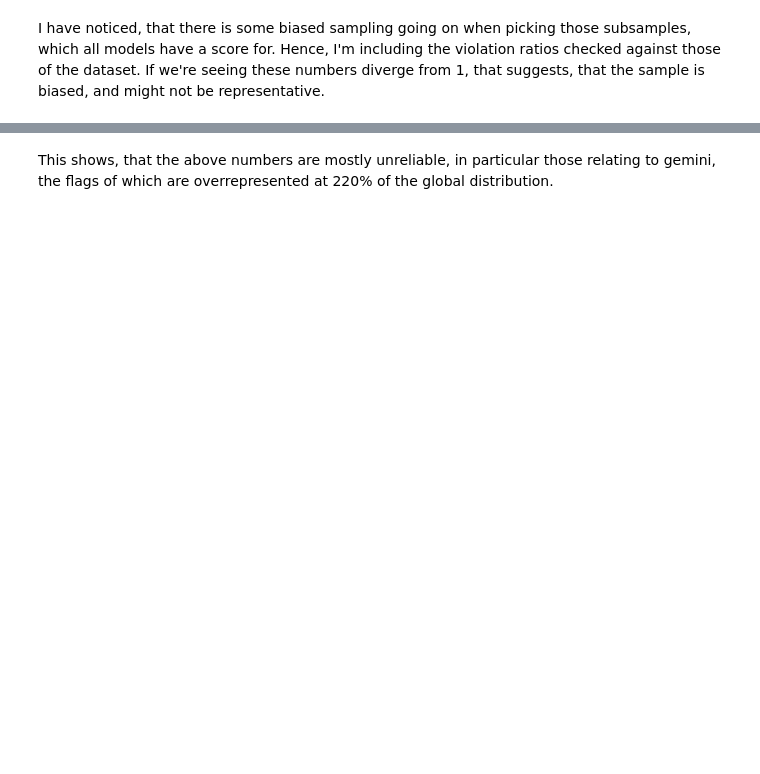
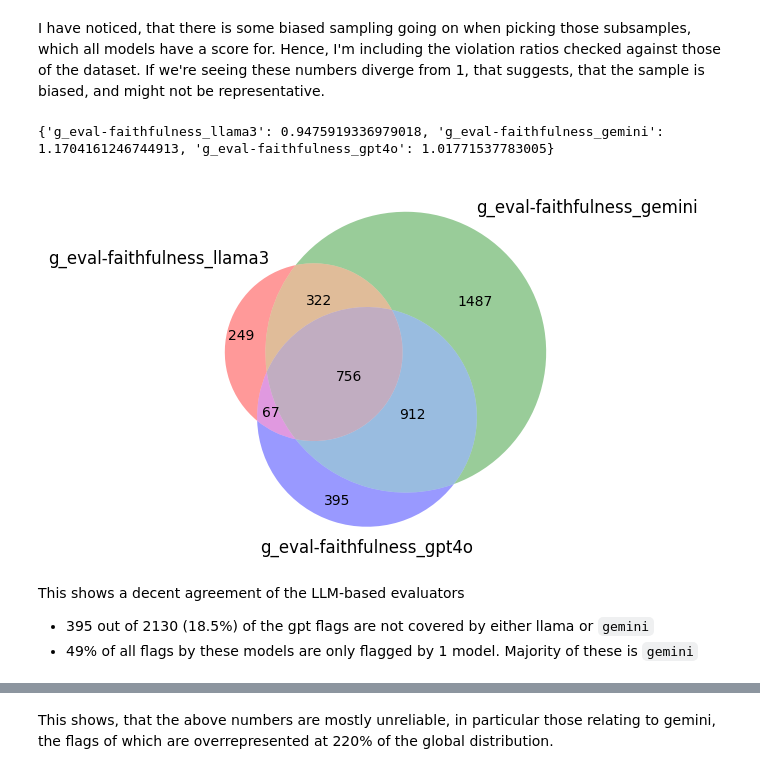
Before and after one commit to climatepolicyradar/document-qa-prototype, a Jupyter notebook: notebooks/faithfulness_experiment_analysis.ipynb, the cells around one changed output, grey strips where cells are left out. Cells and saved outputs as stored; diff of their text form; code cells hidden in the pictures; blank space fills up the shorter version.

Commit message:
partial results based on half-run experiment

```diff
--- a/notebooks/faithfulness_experiment_analysis.ipynb
+++ b/notebooks/faithfulness_experiment_analysis.ipynb
@@ -188,3 +210,16 @@ def draw_venn_with_violation_ratios(models: list[str], evals: pd.DataFrame, glob
     plt.show()
 # %% [markdown]
 I have noticed, that there is some biased sampling going on when picking those subsamples, which all models have a score for. Hence, I'm including the violation ratios checked against those of the dataset. If we're seeing these numbers diverge from 1, that suggests, that the sample is biased, and might not be representative.
+# %%
+draw_venn_with_violation_ratios(
+    models=['g_eval-faithfulness_llama3', 'g_eval-faithfulness_gemini', "g_eval-faithfulness_gpt4o"],
+    evals=evals,
+    global_violation_ratios=global_violation_ratios
+)
+# %% [output]
+{'g_eval-faithfulness_llama3': 0.9475919336979018, 'g_eval-faithfulness_gemini': 1.1704161246744913, 'g_eval-faithfulness_gpt4o': 1.01771537783005}
+[figure, added]
+# %% [markdown]
+This shows a decent agreement of the LLM-based evaluators
+- 395 out of 2130 (18.5%) of the gpt flags are not covered by either llama or `gemini`
+- 49% of all flags by these models are only flagged by 1 model. Majority of these is `gemini`
```
Also changed, not shown: parts of 37 cells of this notebook.
